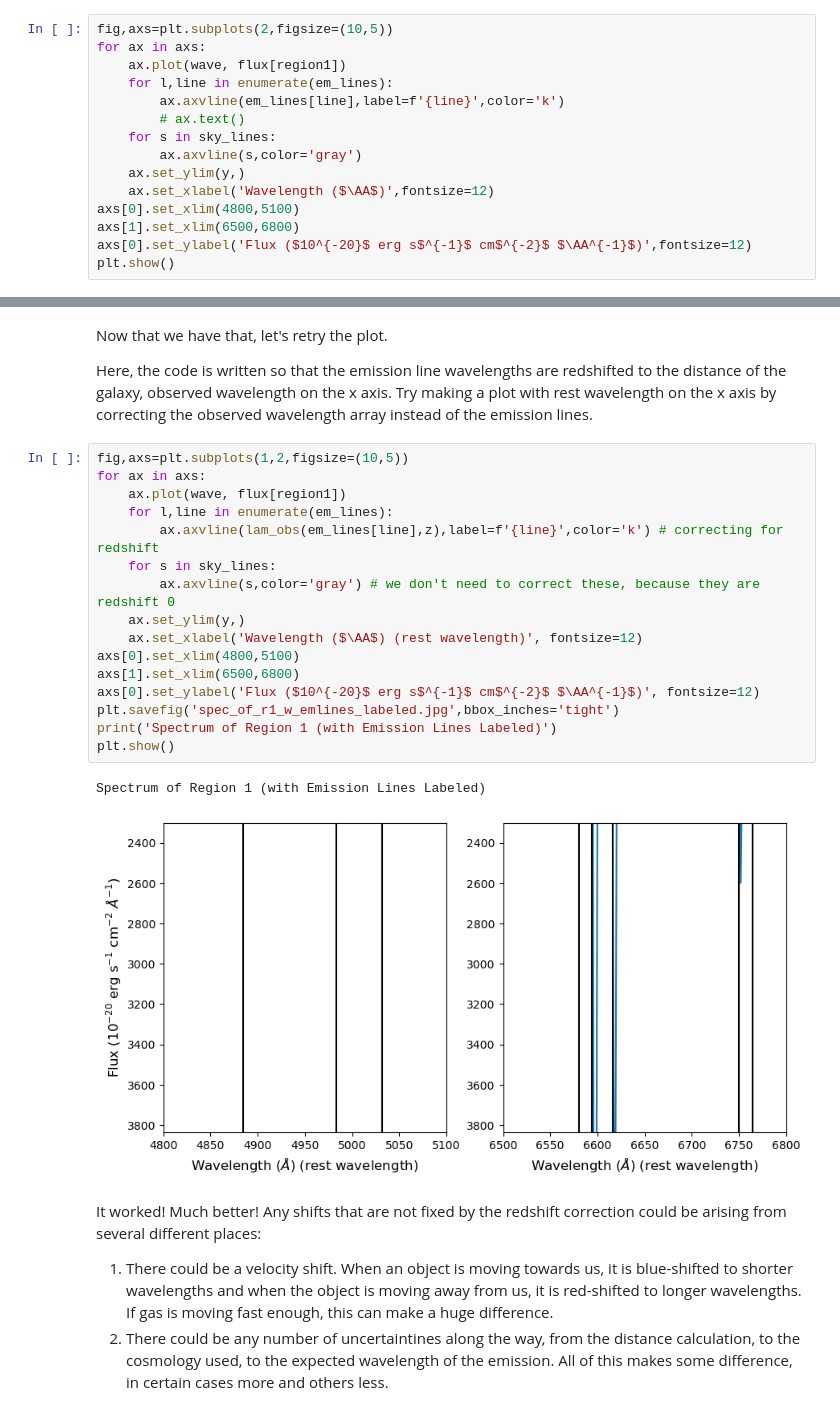
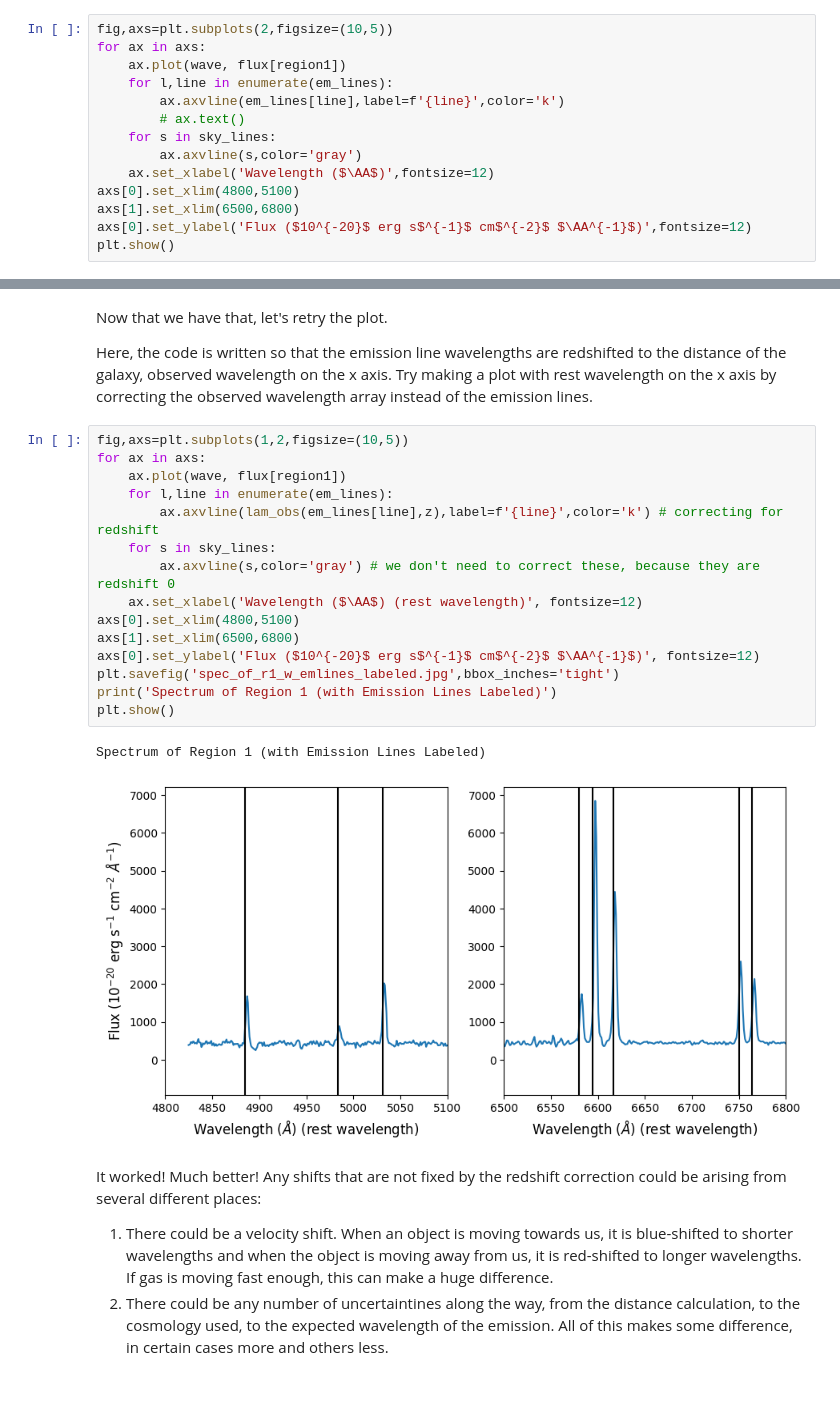
Before and after one commit to myasmedley/HII-Regions-in-NGC-253---Polaris-2026, a Jupyter notebook: PlottingEmissionLines.ipynb, the cells around one changed output, grey strips where cells are left out. Drawn from its saved outputs; the diff is of its cells as text.

```diff
--- a/PlottingEmissionLines.ipynb
+++ b/PlottingEmissionLines.ipynb
@@ -134,7 +133,6 @@ for ax in axs:
         # ax.text()
     for s in sky_lines:
         ax.axvline(s,color='gray')
-    ax.set_ylim(y,)
     ax.set_xlabel('Wavelength ($\AA$)',fontsize=12)
 axs[0].set_xlim(4800,5100)
 axs[1].set_xlim(6500,6800)
@@ -176,22 +174,21 @@ Here, the code is written so that the emission line wavelengths are redshifted t
 # %%
 fig,axs=plt.subplots(1,2,figsize=(10,5))
 for ax in axs:
     ax.plot(wave, flux[region1])
     for l,line in enumerate(em_lines):
         ax.axvline(lam_obs(em_lines[line],z),label=f'{line}',color='k') # correcting for redshift
     for s in sky_lines:
         ax.axvline(s,color='gray') # we don't need to correct these, because they are redshift 0
-    ax.set_ylim(y,)
     ax.set_xlabel('Wavelength ($\AA$) (rest wavelength)', fontsize=12)
 axs[0].set_xlim(4800,5100)
 axs[1].set_xlim(6500,6800)
 axs[0].set_ylabel('Flux ($10^{-20}$ erg s$^{-1}$ cm$^{-2}$ $\AA^{-1}$)', fontsize=12)
 plt.savefig('spec_of_r1_w_emlines_labeled.jpg',bbox_inches='tight')
 print('Spectrum of Region 1 (with Emission Lines Labeled)')
 plt.show()
 # %% [output]
 Spectrum of Region 1 (with Emission Lines Labeled)
-[figure, old version]
+[figure, new version]
 # %% [markdown]
 It worked! Much better! Any shifts that are not fixed by the redshift correction could be arising from several different places:
 
```
Also changed, not shown: parts of 57 cells of this notebook.
